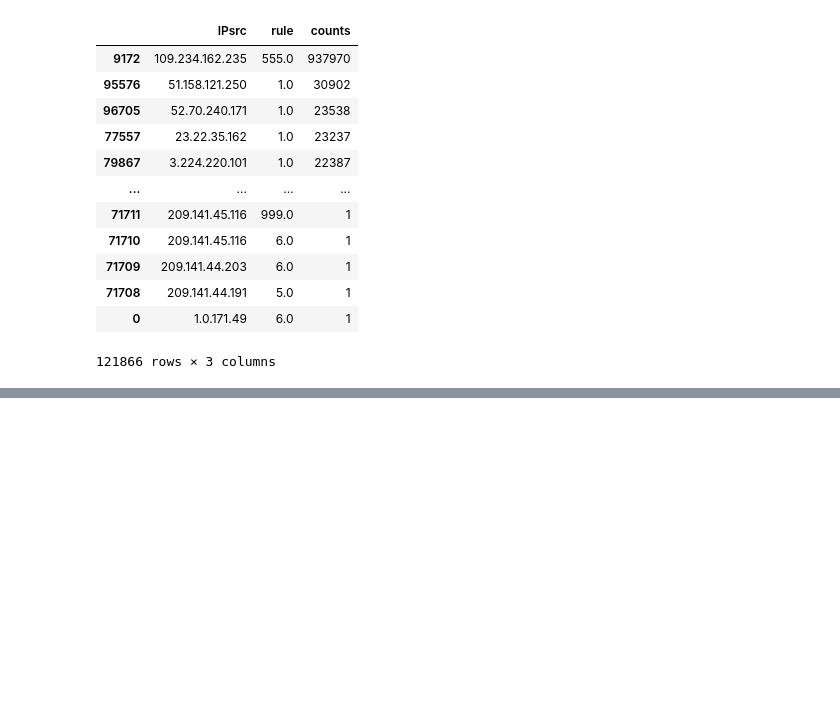
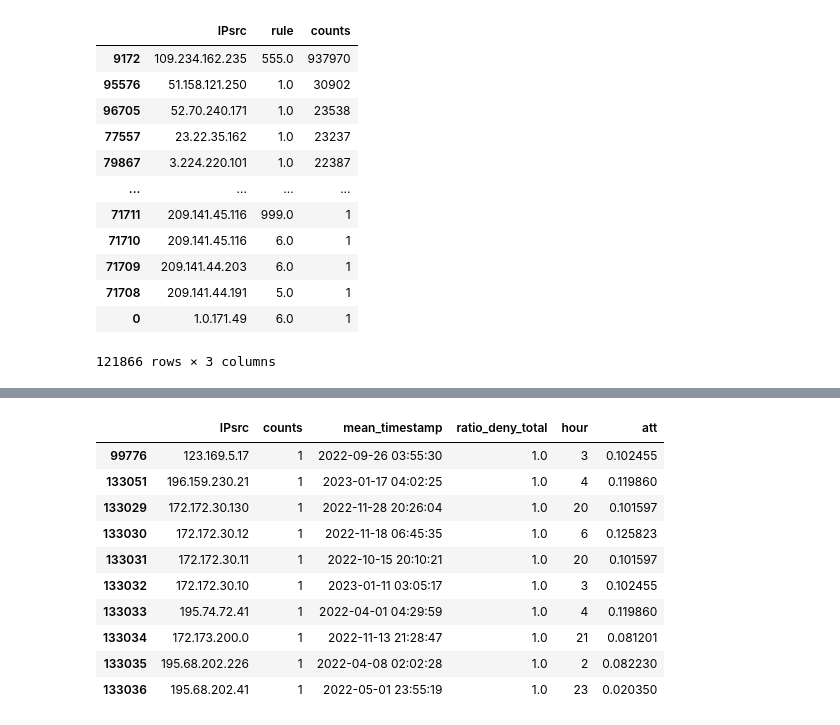
Before and after one commit to AntoGrd/Challenge_OPSIE-SISE, a Jupyter notebook: model/model_analysis.ipynb, the cells around one changed output, grey strips where cells are left out. Saved outputs shown, nothing was run; the diff lists cells and outputs as text; code cells hidden in the pictures; blank space fills up the shorter version.

```diff
--- a/model/model_analysis.ipynb
+++ b/model/model_analysis.ipynb
@@ -340,0 +357,19 @@ unsupervised_df.head()
+# %%
+att = clf.decision_function(X_unsupervised)
+# %%
+merge_unsupervised = pd.merge(unsupervised_df, pd.DataFrame(att, columns=['att']), left_index=True, right_index=True)
+
+# -1 = pas attaque et 1 = attaque
+merge_unsupervised.sort_values(by='ratio_deny_total', ascending=False).head(10)
+# %% [output]
+|  | IPsrc | counts | mean_timestamp | ratio_deny_total | hour | att |
+| 99776 | 123.169.5.17 | 1 | 2022-09-26 03:55:30 | 1.0 | 3 | 0.102455 |
+| 133051 | 196.159.230.21 | 1 | 2023-01-17 04:02:25 | 1.0 | 4 | 0.119860 |
+| 133029 | 172.172.30.130 | 1 | 2022-11-28 20:26:04 | 1.0 | 20 | 0.101597 |
+| 133030 | 172.172.30.12 | 1 | 2022-11-18 06:45:35 | 1.0 | 6 | 0.125823 |
+| 133031 | 172.172.30.11 | 1 | 2022-10-15 20:10:21 | 1.0 | 20 | 0.101597 |
+| 133032 | 172.172.30.10 | 1 | 2023-01-11 03:05:17 | 1.0 | 3 | 0.102455 |
+| 133033 | 195.74.72.41 | 1 | 2022-04-01 04:29:59 | 1.0 | 4 | 0.119860 |
+| 133034 | 172.173.200.0 | 1 | 2022-11-13 21:28:47 | 1.0 | 21 | 0.081201 |
+| 133035 | 195.68.202.226 | 1 | 2022-04-08 02:02:28 | 1.0 | 2 | 0.082230 |
+| 133036 | 195.68.202.41 | 1 | 2022-05-01 23:55:19 | 1.0 | 23 | 0.020350 |
```
Also changed, not shown: parts of 4 cells of this notebook.
